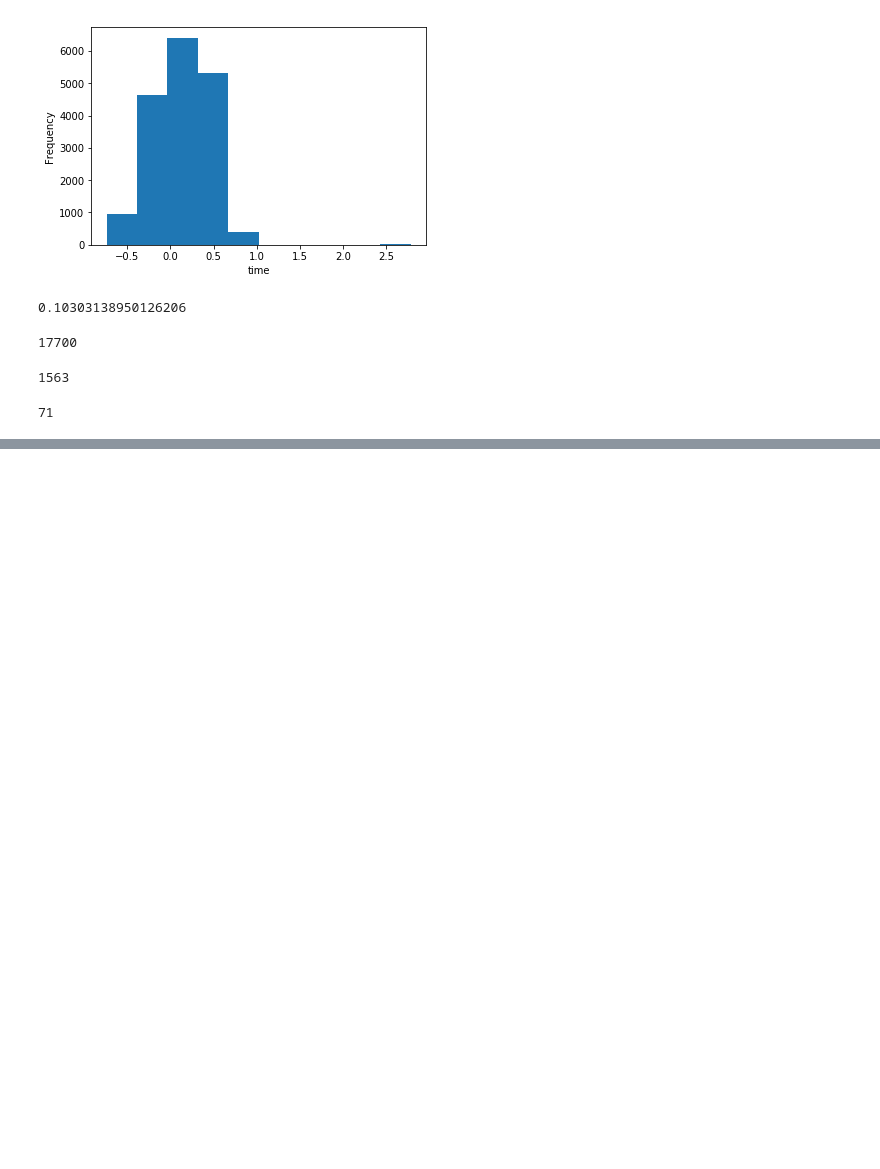
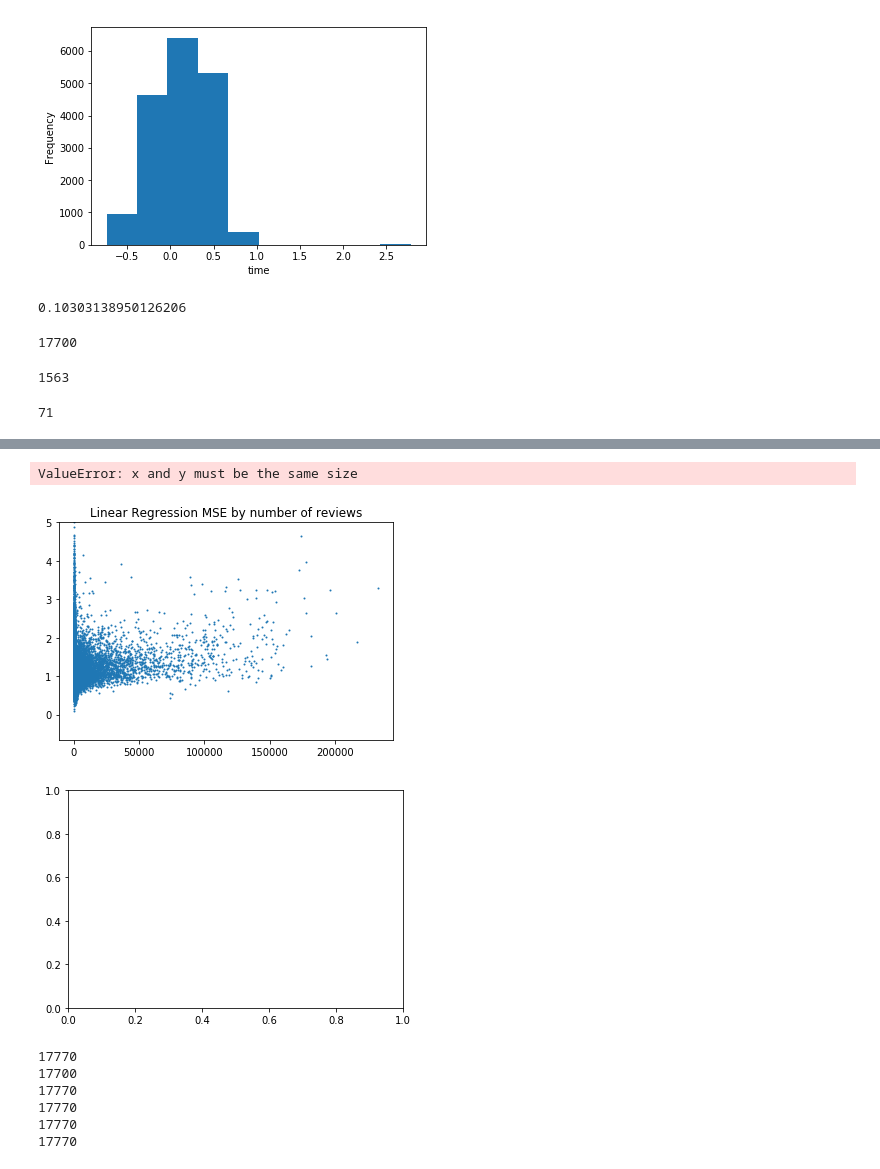
Before and after one commit to tom-robbins/netflix-ml, a Jupyter notebook: results.ipynb, the cells around one changed output, grey strips where cells are left out. Saved outputs shown, nothing was run; the diff lists cells and outputs as text; code cells hidden in the pictures; blank space fills up the shorter version.

```diff
--- a/results.ipynb
+++ b/results.ipynb
@@ -361,0 +364,26 @@ for results, name in zip(result_dicts, result_names):
+# %%
+for results, name in zip(result_dicts, result_names):
+    #plt.clf()
+    scatter = plt.figure()
+    x = list_nested_dict_key(reviews_by_movie, 'num_reviews')
+    lim = 17770 if name != 'Ridge' else 17700
+    y = list_nested_dict_key(results, 'mse')
+    plt.scatter(x, y, s=1)
+    plt.ylim(ymax=5)
+    plt.title('%s MSE by number of reviews' % name)
+    scatter.show()
+#     r2_plot.savefig('results/%s_mse_reviews.png' % name.split()[0])
+# %% [output]
+ValueError: x and y must be the same size
+[figure, added]
+[figure, added]
+# %%
+for i, j in zip(result_dicts, names):
+    print len(i.keys())
+# %% [output]
+17770
+17700
+17770
+17770
+17770
+17770
```
Also changed, not shown: parts of 5 cells of this notebook, 12 other files.
